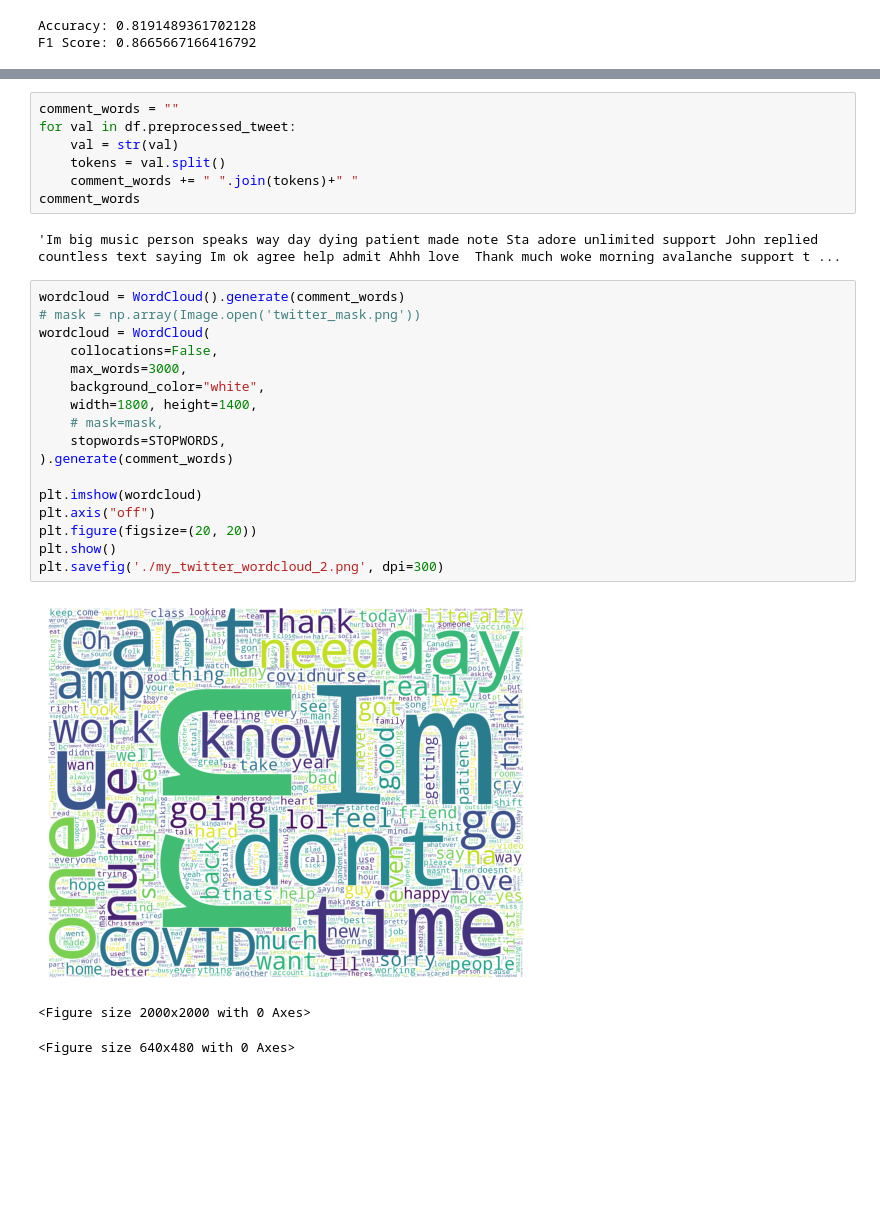
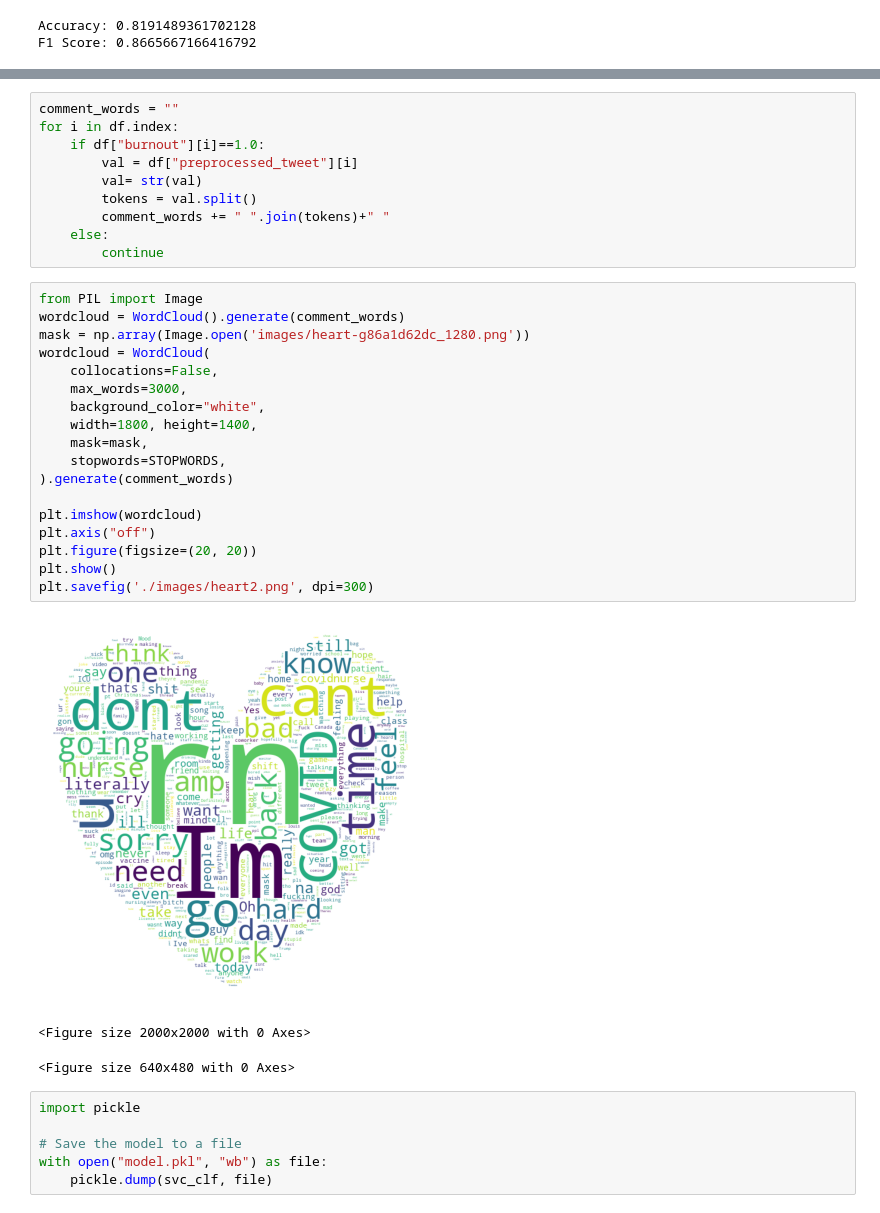
Before and after one commit to itsmegarvi/Positive_Pulse, a Jupyter notebook: Model.ipynb, the cells around one changed output, grey strips where cells are left out. Drawn from its saved outputs; the diff is of its cells as text; blank space fills up the shorter version.

Commit message:
Model.ipynb done

```diff
--- a/Model.ipynb
+++ b/Model.ipynb
@@ -316,30 +332,38 @@ F1 Score: 0.8665667166416792
 # %%
 comment_words = ""
-for val in df.preprocessed_tweet:
-    val = str(val)
-    tokens = val.split()
-    comment_words += " ".join(tokens)+" "
-comment_words
+for i in df.index:
+    if df["burnout"][i]==1.0:
+        val = df["preprocessed_tweet"][i]
+        val= str(val)
+        tokens = val.split()
+        comment_words += " ".join(tokens)+" "
+    else:
+        continue
-# %% [output]
-'Im big music person speaks way day dying patient made note Sta adore unlimited support John replied countless text saying Im ok agree help admit Ahhh love  Thank much woke morning avalanche support t ...
 # %%
+from PIL import Image
 wordcloud = WordCloud().generate(comment_words)
-# mask = np.array(Image.open('twitter_mask.png'))
+mask = np.array(Image.open('images/heart-g86a1d62dc_1280.png'))
 wordcloud = WordCloud(
     collocations=False,
     max_words=3000,
     background_color="white",
     width=1800, height=1400,
-    # mask=mask,
+    mask=mask,
     stopwords=STOPWORDS,
 ).generate(comment_words)
 
 plt.imshow(wordcloud)
 plt.axis("off")
 plt.figure(figsize=(20, 20))
 plt.show()
-plt.savefig('./my_twitter_wordcloud_2.png', dpi=300)
+plt.savefig('./images/heart2.png', dpi=300)
 # %% [output]
-[figure, old version]
+[figure, new version]
 <Figure size 2000x2000 with 0 Axes>
 <Figure size 640x480 with 0 Axes>
+# %%
+import pickle
+
+# Save the model to a file
+with open("model.pkl", "wb") as file:
+    pickle.dump(svc_clf, file)
```
Also changed, not shown: parts of 1 cell of this notebook.
